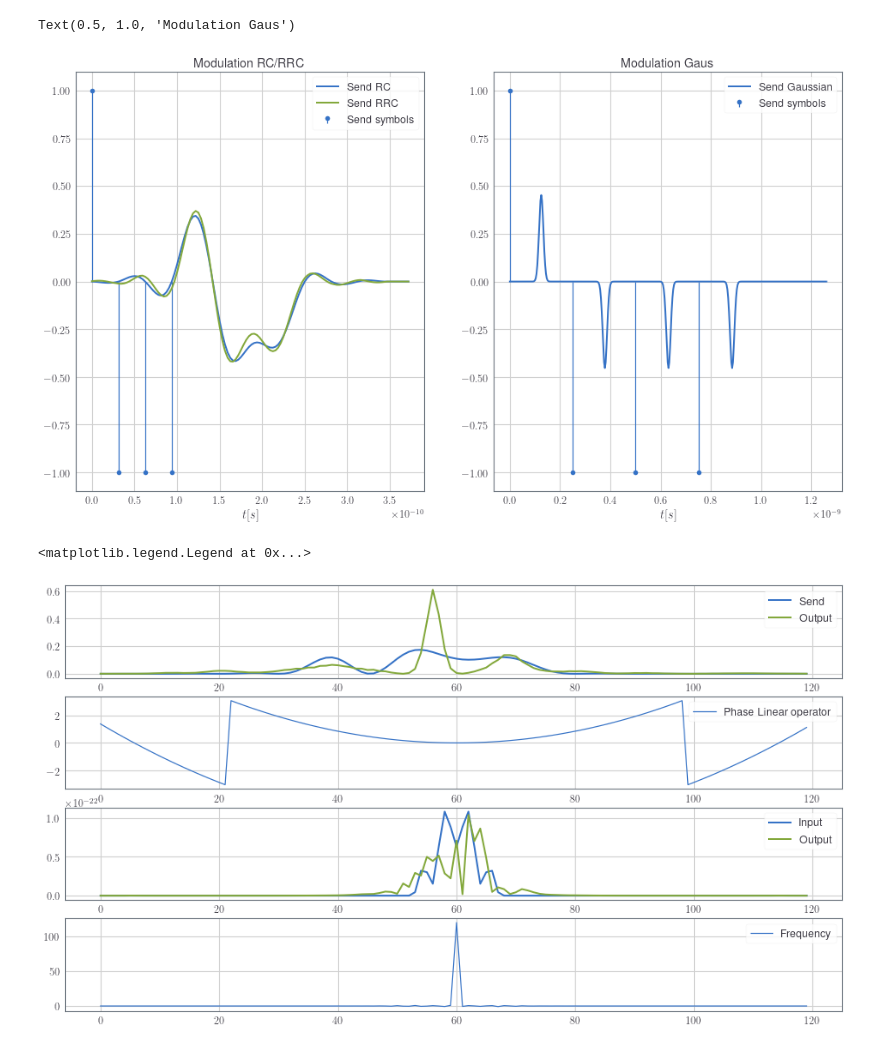
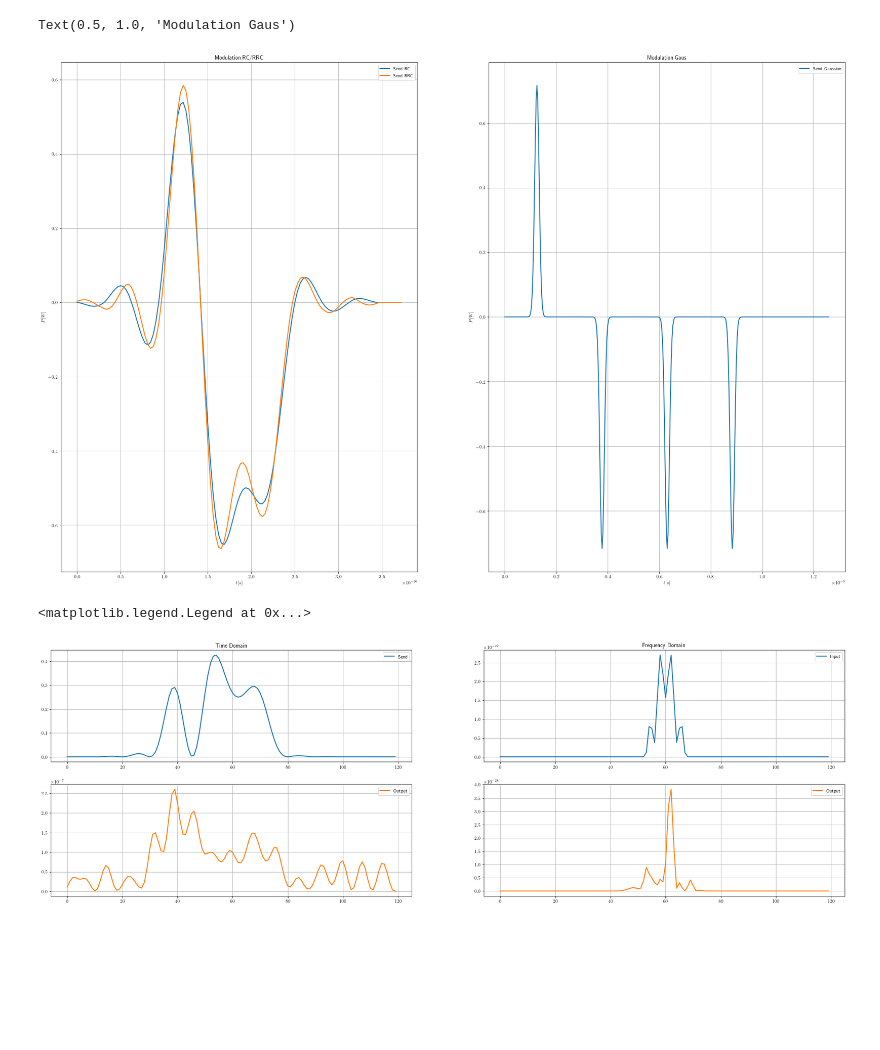
Before and after one commit to domrim/bachelorarbeit-code, a Jupyter notebook: jupyter-notebooks/tests.ipynb, the cells around one changed output. Cells and saved outputs as stored; diff of their text form; code cells hidden in the pictures; blank space fills up the shorter version.

```diff
--- a/jupyter-notebooks/tests.ipynb
+++ b/jupyter-notebooks/tests.ipynb
@@ -8,12 +8,13 @@ import matplotlib.pyplot as plt
 %matplotlib inline
 # plotting options
 font = {'size': 12}
+figure_size = (30, 20)
 plt.rc('font', **font)
 plt.rc('text', usetex=True)
 # %%
 # parameters of the filters
 f_symbol = 32e9  # symbol rate (Baud) (Symbols per second)
-n_up = 10 # samples per symbol (>1 => oversampling)
+n_up = 10  # samples per symbol (>1 => oversampling)
 
 r_rc = .33
 r_rrc = .33
@@ -22,9 +23,9 @@ syms_per_filt = 4  # symbols per filter (plus minus in both directions)
 
 t_sample_rc, rc = get_rc_ir(syms_per_filt, r_rc, f_symbol, n_up)
 t_sample_rrc, rrc = get_rrc_ir(syms_per_filt, r_rrc, f_symbol, n_up)
-t_sample_gaussian, gaussian = get_gaussian_ir(syms_per_filt, f_symbol, n_up)
+t_sample_gaussian, gaussian = get_gaussian_ir(syms_per_filt, 0.99, f_symbol, n_up)
 
-fig1 = plt.figure(figsize=(16, 9))
+fig1 = plt.figure(figsize=figure_size)
 sbplt11 = fig1.add_subplot(111)
 rc_plt, = sbplt11.plot(np.arange(rc.size)*t_sample_rc, rc, linewidth=2.0, label='RC')
 rrc_plt, = sbplt11.plot(np.arange(rrc.size)*t_sample_rrc, rrc, linewidth=2.0, label='RRC')
@@ -61,79 +62,81 @@ Text(0.5, 1.0, 'Impulse Responses')
 # %%
 # modulation scheme and constellation points
 M = 2
 modulation = {'0': -1, '1': 1}
 n_symbol = 4 # number of symbols
 
+P_in = 30  # Send Power in [dBm]
+
 # Signalfolge generieren
 send_bits = np.random.choice([symbol for symbol in modulation.keys()], size=n_symbol)
 
-send_rc = generate_signal(modulation, send_bits, rc, syms_per_filt)
-send_rrc = generate_signal(modulation, send_bits, rrc, syms_per_filt)
-send_gaussian = generate_signal(modulation, send_bits, gaussian, 0)
+send_rc = generate_signal(modulation, t_sample_rc, 1/f_symbol, send_bits, rc, syms_per_filt, P_in)
+send_rrc = generate_signal(modulation, t_sample_rrc, 1/f_symbol, send_bits, rrc, syms_per_filt, P_in)
+send_gaussian = generate_signal(modulation, t_sample_gaussian, 1/f_symbol, send_bits, gaussian, 0, P_in)
 
-fig3 = plt.figure(figsize=(16, 9))
+fig3 = plt.figure(figsize=figure_size)
 sbplt31 = fig3.add_subplot(121)
 sbplt31.plot(np.arange(send_rc.size)*t_sample_rc, send_rc, linewidth=2.0, label='Send RC')
 sbplt31.plot(np.arange(send_rrc.size)*t_sample_rrc, send_rrc, linewidth=2.0, label='Send RRC')
-sbplt31.stem(np.arange(len(send_bits)/f_symbol, step=1/f_symbol), [ modulation[str(symbol)] for symbol in send_bits ], label='Send symbols', use_line_collection=True, basefmt=' ')
+#sbplt31.stem(np.arange(len(send_bits)/f_symbol, step=1/f_symbol), [ modulation[str(symbol)] for symbol in send_bits ], label='Send symbols', use_line_collection=True, basefmt=' ')
 
 sbplt31.grid( True )
 sbplt31.legend(loc='upper right')
-sbplt31.set_ylim(-1.1, 1.1)
+sbplt31.set_ylabel('$P[W]$')
 sbplt31.set_xlabel('$t[s]$')
 sbplt31.set_title('Modulation RC/RRC')
 
 sbplt32 = fig3.add_subplot(122)
 sbplt32.plot(np.arange(send_gaussian.size)*t_sample_gaussian, send_gaussian, linewidth=2.0, label='Send Gaussian')
-sbplt32.stem(np.arange(2*syms_per_filt*n_symbol/f_symbol, step=2*syms_per_filt/f_symbol), [ modulation[str(symbol)] for symbol in send_bits ], label='Send symbols', use_line_collection=True, basefmt=' ')
+#sbplt32.stem(np.arange(2*syms_per_filt*n_symbol/f_symbol, step=2*syms_per_filt/f_symbol), [ modulation[str(symbol)] for symbol in send_bits ], label='Send symbols', use_line_collection=True, basefmt=' ')
 
 sbplt32.grid( True )
 sbplt32.legend(loc='upper right')
-sbplt32.set_ylim(-1.1, 1.1)
+sbplt32.set_ylabel('$P[W]$')
 sbplt32.set_xlabel('$t[s]$')
 sbplt32.set_title('Modulation Gaus')
 # %% [output]
 Text(0.5, 1.0, 'Modulation Gaus')
-[figure, old version]
+[figure, new version]
 # %%
 # Transmission
 z_length = 70  # [km]
-nz = 100  # steps
+nz = 70  # steps
 dz = z_length / nz  # [km]
 
-alpha = 0  # Dämpfung [dB/km]
+alpha = 0.2  # Dämpfung [dB/km]
 D = 17  # [ps/nm/km]
 beta2 = - (D * np.square(1550e-9)) / (2 * np.pi * 3e8) * 1e-3 # [s^2/km] propagation constant, lambda=1550nm is standard single-mode wavelength
 gamma = 1.3 # [1/W/km]
 
-output, linop, nonlinop = splitstepfourier(send_rrc, t_sample_rrc, dz, nz, alpha, beta2, gamma)
+output = splitstepfourier(send_rc, t_sample_rc, dz, nz, alpha, beta2, gamma)
 
-fig4 = plt.figure(figsize=(16, 9))
-sbplt41 = fig4.add_subplot(411)
+fig4 = plt.figure(figsize=figure_size)
+sbplt41 = fig4.add_subplot(421)
 sbplt41.plot(np.square(abs(send_rc)), linewidth=2.0, label='Send')
-sbplt41.plot(np.square(abs(output)), linewidth=2.0, label='Output')
 
 sbplt41.grid(True)
+sbplt41.set_title('Time Domain')
 sbplt41.legend(loc='upper right')
 
-sbplt42 = fig4.add_subplot(412)
-sbplt42.plot(np.fft.fftshift(np.angle(linop)), label='Phase Linear operator')
-
-sbplt42.grid(True)
-sbplt42.legend(loc='upper right')
-
-sbplt43 = fig4.add_subplot(413)
-sbplt43.plot(np.fft.fftshift(np.square(abs(t_sample_gaussian*np.fft.fft(send_rrc)/np.sqrt(2*np.pi)))), linewidth=2.0, label='Input')
-sbplt43.plot(np.fft.fftshift(np.square(abs(t_sample_gaussian*np.fft.fft(output)/np.sqrt(2*np.pi)))), linewidth=2.0, label='Output')
+sbplt43 = fig4.add_subplot(423)
+sbplt43.plot(np.square(abs(output)), linewidth=2.0, label='Output', color='tab:orange')
 
 sbplt43.grid(True)
 sbplt43.legend(loc='upper right')
 
-sbplt44 = fig4.add_subplot(414)
-sbplt44.plot(np.fft.fftshift(np.fft.fft(nonlinop)), label='Frequency')
+sbplt42 = fig4.add_subplot(422)
+sbplt42.plot(np.fft.fftshift(np.square(abs(t_sample_gaussian*np.fft.fft(send_rrc)/np.sqrt(2*np.pi)))), linewidth=2.0, label='Input')
+
+sbplt42.grid(True)
+sbplt42.set_title('Frequency Domain')
+sbplt42.legend(loc='upper right')
+
+sbplt44 = fig4.add_subplot(424)
+sbplt44.plot(np.fft.fftshift(np.square(abs(t_sample_gaussian*np.fft.fft(output)/np.sqrt(2*np.pi)))), linewidth=2.0, label='Output', color='tab:orange')
 
 sbplt44.grid(True)
 sbplt44.legend(loc='upper right')
 # %% [output]
 <matplotlib.legend.Legend at 0x...>
-[figure, old version]
+[figure, new version]
```
Also changed, not shown: parts of 2 cells of this notebook, 3 other files.
